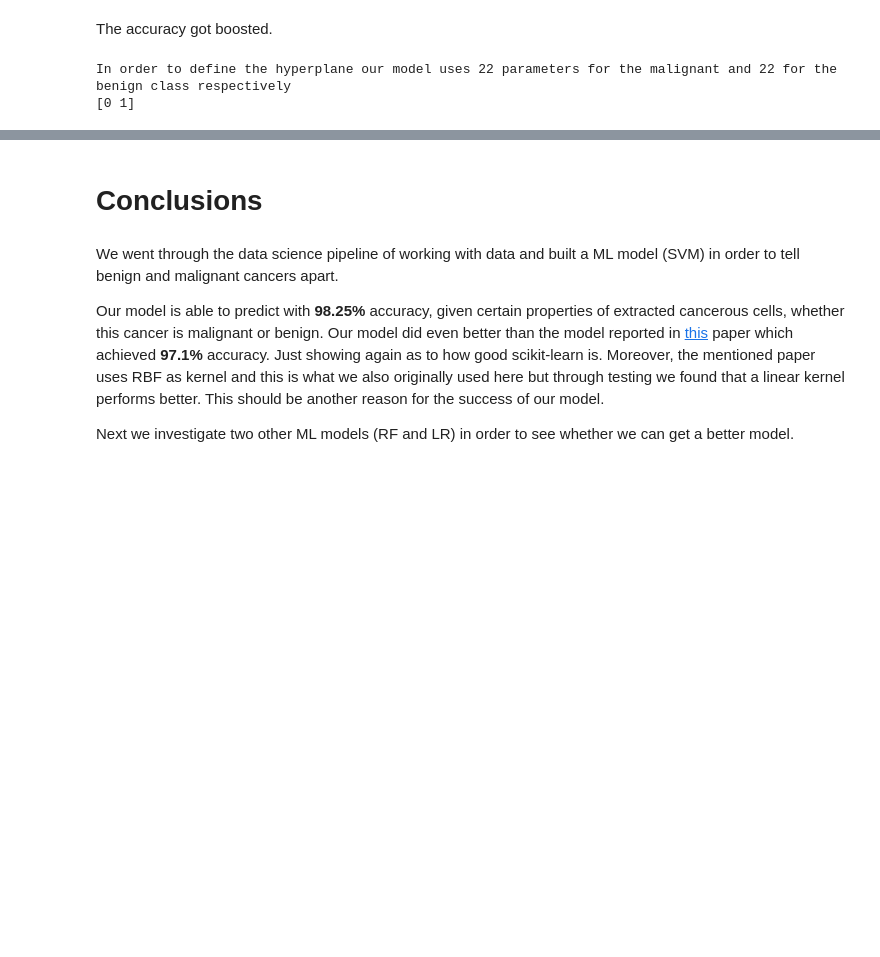
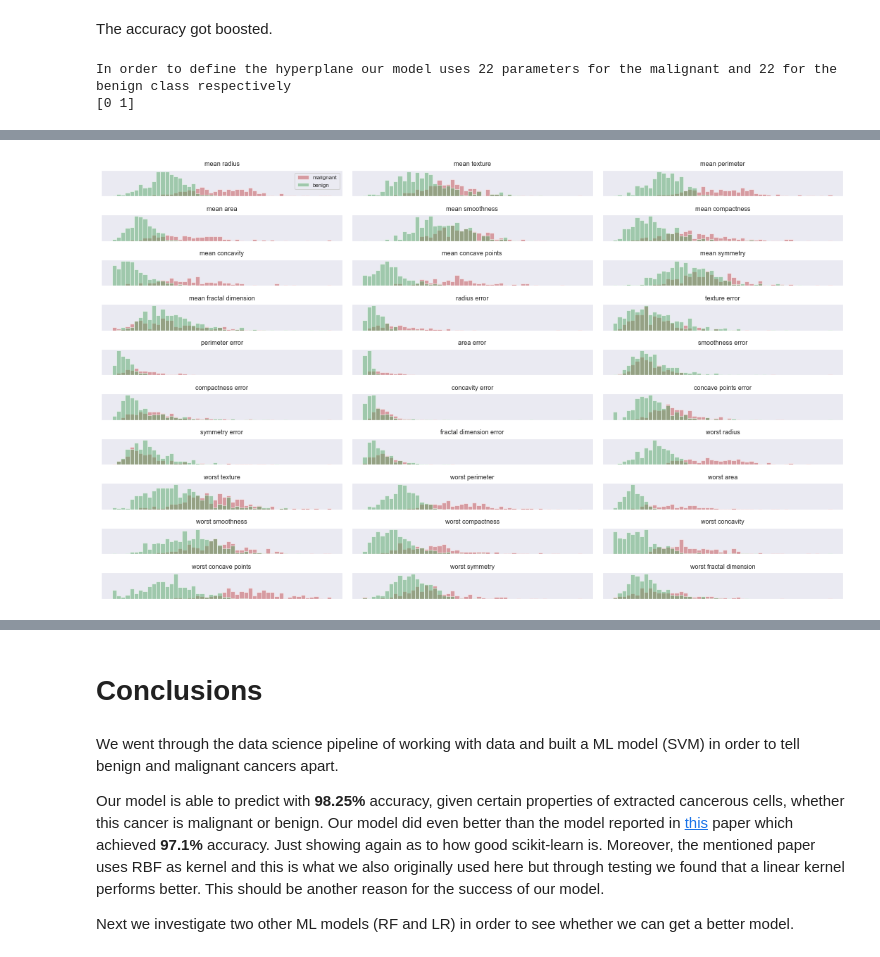
Before and after one commit to rlleshi/MachineLearning, a Jupyter notebook: Disease Predictor/Disease classification.ipynb, the cells around one changed output, grey strips where cells are left out. Saved outputs shown, nothing was run; the diff lists cells and outputs as text; code cells hidden in the pictures; blank space fills up the shorter version.

```diff
--- a/Disease Predictor/Disease classification.ipynb
+++ b/Disease Predictor/Disease classification.ipynb
@@ -448,0 +478,26 @@ benign class respectively
+# %%
+fig, axes = plt.subplots(10, 3, figsize=(15,9))
+
+malignant = features[labels==0]
+benign = features[labels==1]
+
+# flaten axes with numpy ravel
+ax = axes.ravel()
+
+for i in range(30):
+    _,bins=np.histogram(features.iloc[:,i],bins=50)
+
+    # Alpha defines transperancy in overlapping regions
+    ax[i].hist(malignant.iloc[:,i],bins=bins,color='r',alpha=.5)
+    ax[i].hist(benign.iloc[:,i],bins=bins,color='g',alpha=.5)
+    ax[i].set_title(features.columns[i],fontsize=9)
+
+    # Remove axes
+    ax[i].axes.get_xaxis().set_visible(False)
+    ax[i].set_yticks(())
+
+ax[0].legend(['malignant','benign'],loc='best',fontsize=8)
+plt.tight_layout()
+plt.show()
+# %% [output]
+[figure, added]
```
Also changed, not shown: parts of 28 cells of this notebook.
